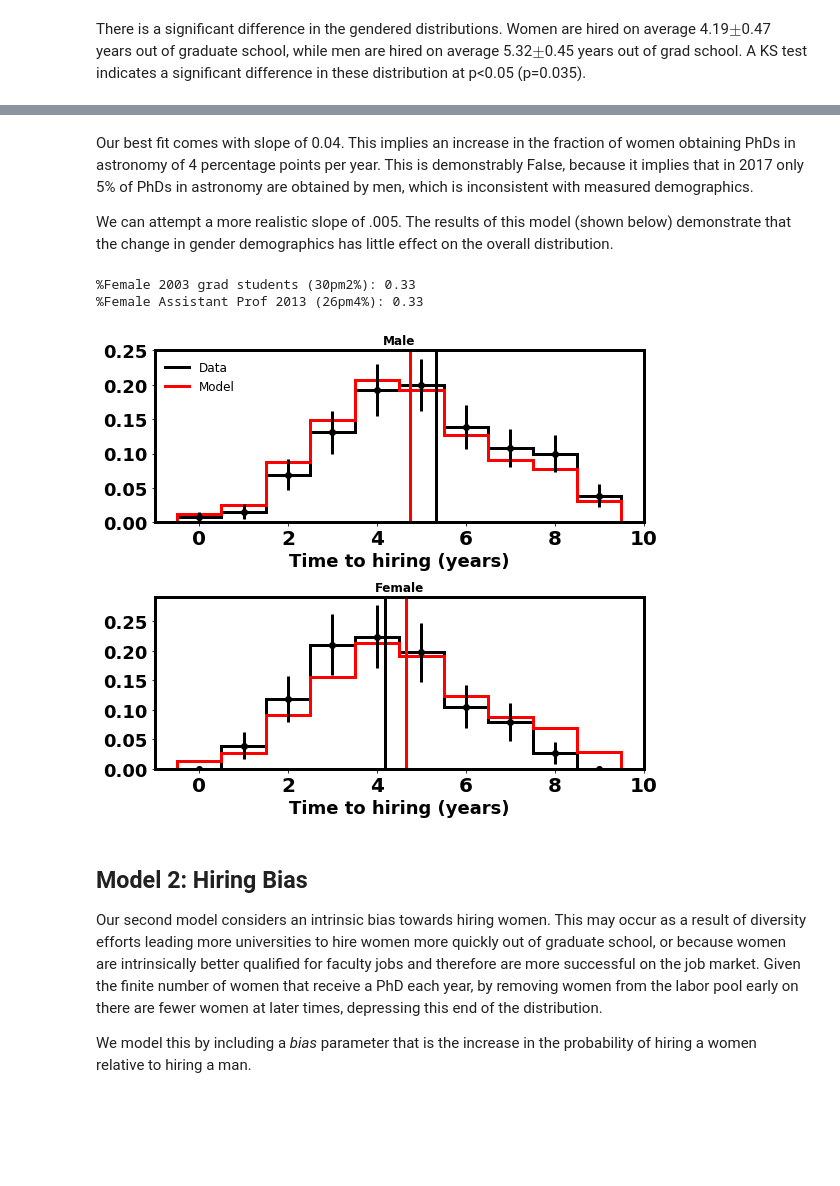
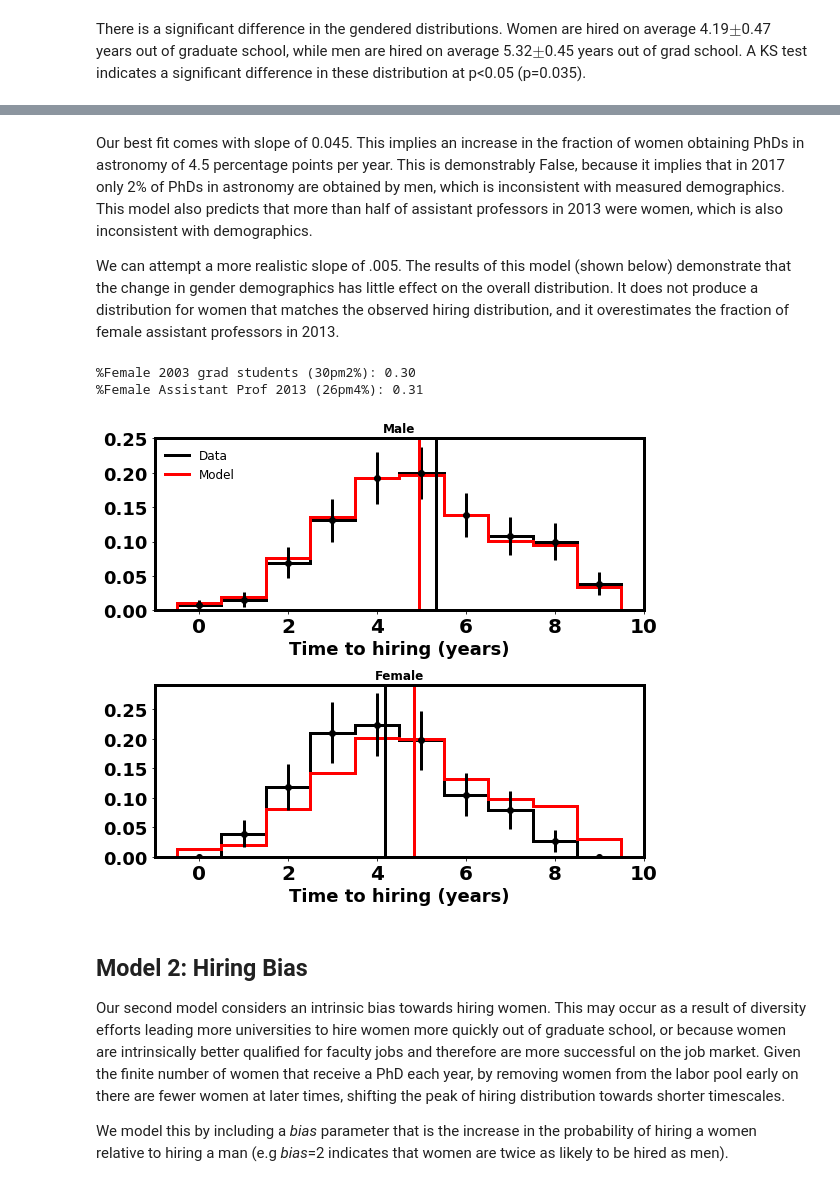
Before and after one commit to kevin-flaherty/hiring_distro, a Jupyter notebook: hiring_demo.ipynb, the cells around one changed output, grey strips where cells are left out. Cells and saved outputs as stored; diff of their text form; code cells hidden in the pictures; blank space fills up the shorter version.

Commit message:
Small updates, mostly to description of results

```diff
--- a/hiring_demo.ipynb
+++ b/hiring_demo.ipynb
@@ -82,18 +96,18 @@ plt.tight_layout()
 # %% [markdown]
-Our best fit comes with slope of 0.04. This implies an increase in the fraction of women obtaining PhDs in astronomy of 4 percentage points per year. This is demonstrably False, because it implies that in 2017 only 5% of PhDs in astronomy are obtained by men, which is inconsistent with measured demographics.
+Our best fit comes with slope of 0.045. This implies an increase in the fraction of women obtaining PhDs in astronomy of 4.5 percentage points per year. This is demonstrably False, because it implies that in 2017 only 2% of PhDs in astronomy are obtained by men, which is inconsistent with measured demographics. This model also predicts that more than half of assistant professors in 2013 were women, which is also inconsistent with demographics.
 
-We can attempt a more realistic slope of .005. The results of this model (shown below) demonstrate that the change in gender demographics has little effect on the overall distribution.
+We can attempt a more realistic slope of .005. The results of this model (shown below) demonstrate that the change in gender demographics has little effect on the overall distribution. It does not produce a distribution for women that matches the observed hiring distribution, and it overestimates the fraction of female assistant professors in 2013.
 # %%
-gendered_model1([.03,.07,.24,.43,.63,.61,.40,.28,.23,.09],slope=.005)
+gendered_model1([.03,.05,.21,.39,.58,.62,.43,.32,.28,.10],slope=.006)
 plt.tight_layout()
 # %% [output]
-%Female 2003 grad students (30pm2%): 0.33
-%Female Assistant Prof 2013 (26pm4%): 0.33
+%Female 2003 grad students (30pm2%): 0.30
+%Female Assistant Prof 2013 (26pm4%): 0.31
-[figure, old version]
+[figure, new version]
 # %% [markdown]
 ## Model 2: Hiring Bias
 
-Our second model considers an intrinsic bias towards hiring women. This may occur as a result of diversity efforts leading more universities to hire women more quickly out of graduate school, or because women are intrinsically better qualified for faculty jobs and therefore are more successful on the job market. Given the finite number of women that receive a PhD each year, by removing women from the labor pool early on there are fewer women at later times, depressing this end of the distribution.
+Our second model considers an intrinsic bias towards hiring women. This may occur as a result of diversity efforts leading more universities to hire women more quickly out of graduate school, or because women are intrinsically better qualified for faculty jobs and therefore are more successful on the job market. Given the finite number of women that receive a PhD each year, by removing women from the labor pool early on there are fewer women at later times, shifting the peak of hiring distribution towards shorter timescales.
 
-We model this by including a *bias* parameter that is the increase in the probability of hiring a women relative to hiring a man.
+We model this by including a *bias* parameter that is the increase in the probability of hiring a women relative to hiring a man (e.g *bias*=2 indicates that women are twice as likely to be hired as men).
 # %%
```
Also changed, not shown: parts of 18 cells of this notebook, 1 other file.
